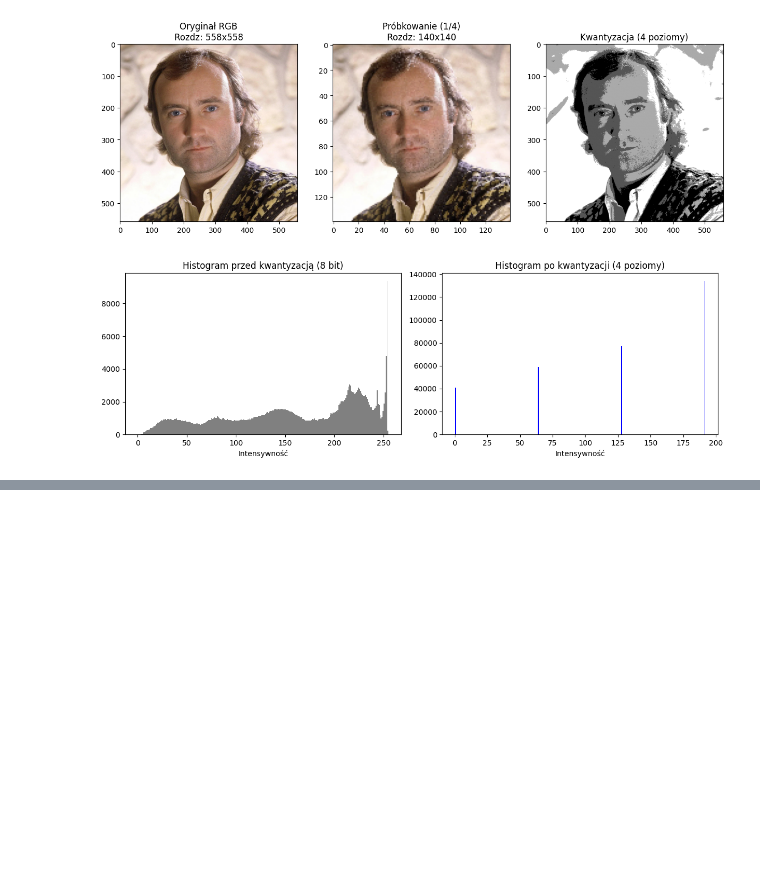
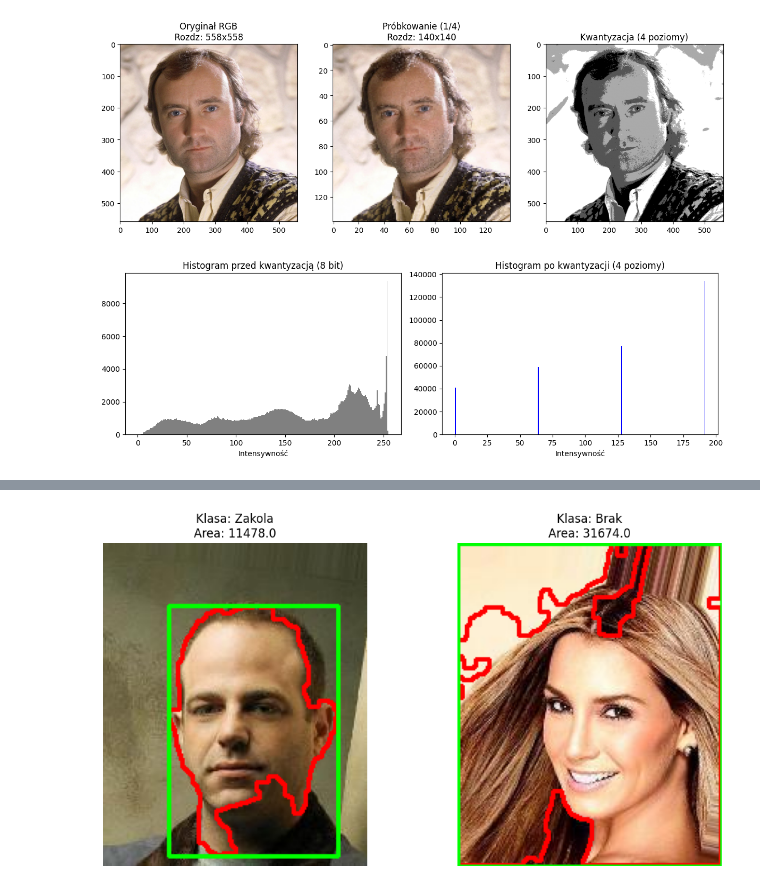
Before and after one commit to carolynee01/receding-hairline, a Jupyter notebook: receding_hairline.ipynb, the cells around one changed output, grey strips where cells are left out. Cells and saved outputs as stored; diff of their text form; code cells hidden in the pictures; blank space fills up the shorter version.

```diff
--- a/receding_hairline.ipynb
+++ b/receding_hairline.ipynb
@@ -84,0 +175,79 @@ path = kagglehub.dataset_download("jessicali9530/celeba-dataset")
+# %%
+# Lista na wyniki do tabeli
+l3_results = []
+
+def measure_forehead(img_id, label_name):
+    full_path = os.path.join(img_folder_path, img_id)
+    img_bgr = cv2.imread(full_path)
+    if img_bgr is None: return None, None
+
+    img_rgb = cv2.cvtColor(img_bgr, cv2.COLOR_BGR2RGB)
+
+    # 1. Redukcja szumów przed segmentacją (L2)
+    blurred = cv2.GaussianBlur(img_bgr, (7, 7), 0)
+
+    # 2. Konwersja do HSV dla lepszej maski skóry (L1)
+    hsv = cv2.cvtColor(blurred, cv2.COLOR_BGR2HSV)
+
+    # Definiujemy zakres koloru skóry w HSV
+    lower_skin = np.array([0, 20, 70], dtype=np.uint8)
+    upper_skin = np.array([20, 255, 255], dtype=np.uint8)
+    mask = cv2.inRange(hsv, lower_skin, upper_skin)
+
+    # 3. Operacje morfologiczne - czyszczenie maski (L2/L3)
+    kernel = np.ones((5,5), np.uint8)
+    mask = cv2.morphologyEx(mask, cv2.MORPH_OPEN, kernel) # Usuwa małe kropki
+    mask = cv2.morphologyEx(mask, cv2.MORPH_CLOSE, kernel) # Łączy dziury
+
+    # 4. Detekcja konturów na poprawionej masce (L3)
+    contours, _ = cv2.findContours(mask, cv2.RETR_EXTERNAL, cv2.CHAIN_APPROX_SIMPLE)
+
+    if contours:
+        # Szukamy konturu, który jest najwyżej (linia włosów jest u góry)
+        # i ma odpowiednią wielkość
+        valid_contours = [cnt for cnt in contours if cv2.contourArea(cnt) > 2000]
+        if not valid_contours: return None, None
+
+        c = max(valid_contours, key=cv2.contourArea)
+
+        area = cv2.contourArea(c)
+        perimeter = cv2.arcLength(c, True)
+        x, y, w, h = cv2.boundingRect(c)
+
+        return {
+            'ID': img_id, 'Klasa': label_name, 'Pole': round(area, 2),
+            'Obwod': round(perimeter, 2), 'Wys_BBox': h
+        }, (img_rgb, c, (x, y, w, h))
+    return None, None
+
+# Analiza 10 obiektów (5 z zakolami, 5 bez)
+test_samples = zakola_list[:5] + brak_zakoli_list[:5]
+display_images = []
+
+for i, img_id in enumerate(test_samples):
+    label = "Zakola" if i < 5 else "Brak"
+    res, visual_data = measure_forehead(img_id, label)
+    if res:
+        l3_results.append(res)
+        if i in [0, 5]: # Zapamiętujemy po jednym przykładzie do wizualizacji
+            display_images.append((visual_data, label))
+
+# Tworzenie tabeli (wymagane w dokumentacji)
+df_l3 = pd.DataFrame(l3_results)
+print("--- TABELA WYNIKÓW ---")
+print(df_l3)
+
+# Wizualizacja
+plt.figure(figsize=(12, 6))
+for i, ((img, cnt, bbox), label) in enumerate(display_images):
+    plt.subplot(1, 2, i+1)
+    x, y, w, h = bbox
+    # Rysujemy kontur i bounding box na obrazie
+    cv2.drawContours(img, [cnt], -1, (255, 0, 0), 2)
+    cv2.rectangle(img, (x, y), (x+w, y+h), (0, 255, 0), 2)
+
+    plt.imshow(img)
+    plt.title(f"Klasa: {label}\nArea: {cv2.contourArea(cnt)}")
+    plt.axis('off')
+plt.show()
+# %% [output]
@@ -84,0 +266 @@ path = kagglehub.dataset_download("jessicali9530/celeba-dataset")
+[figure, added]
```
Also changed, not shown: parts of 10 cells of this notebook.
